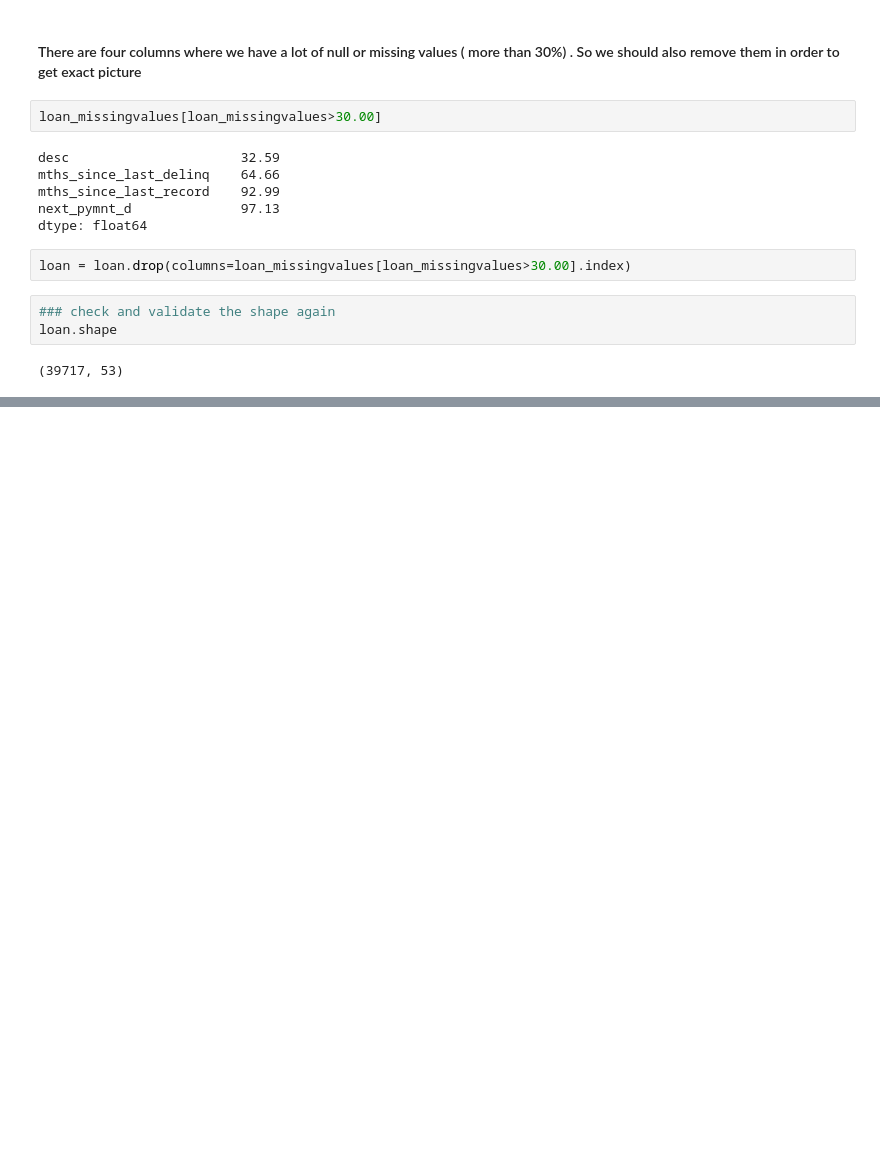
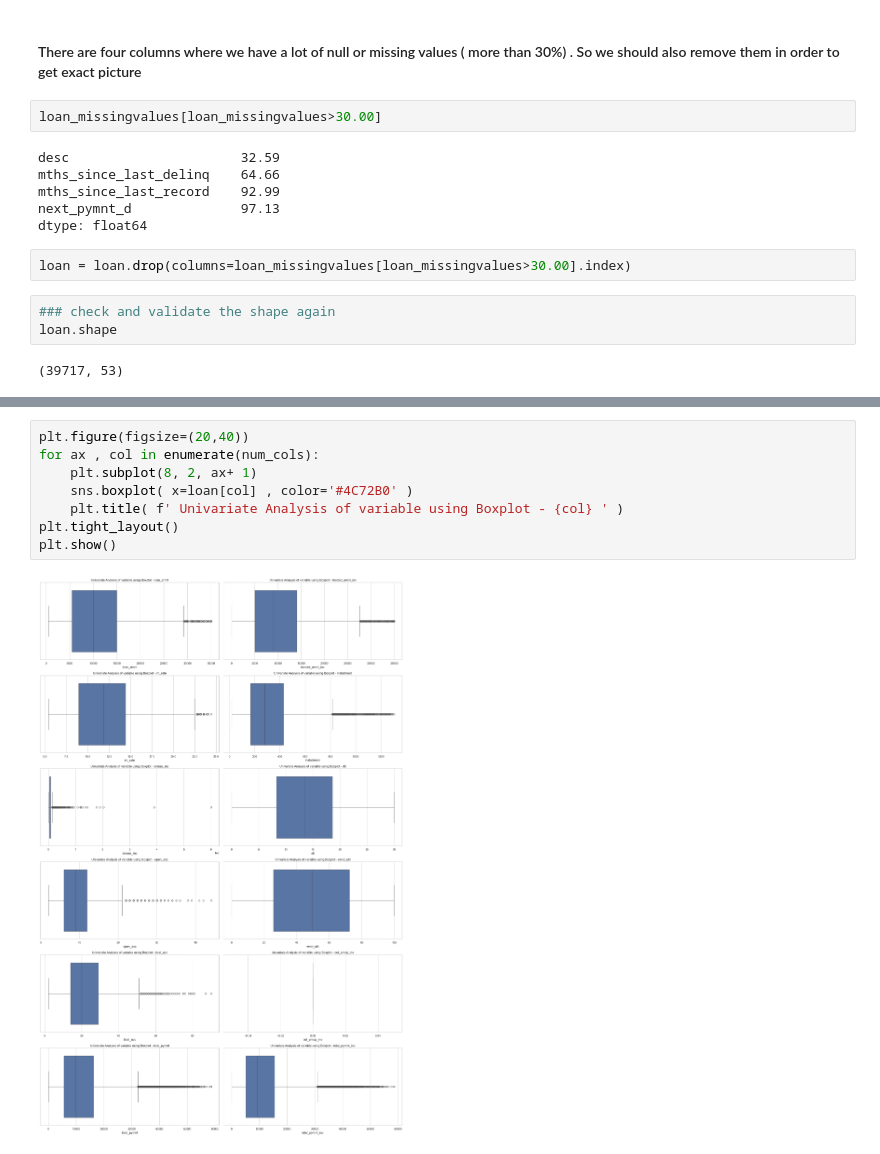
Before and after one commit to arnabberawork/LendingClubCaseStudy, a Jupyter notebook: Lending_Club_Case_Study.ipynb, the cells around one changed output, grey strips where cells are left out. Cells and saved outputs as stored; diff of their text form; blank space fills up the shorter version.

```diff
--- a/Lending_Club_Case_Study.ipynb
+++ b/Lending_Club_Case_Study.ipynb
@@ -325,0 +531,10 @@ Name: emp_title, dtype: object
+# %%
+plt.figure(figsize=(20,40))
+for ax , col in enumerate(num_cols):
+    plt.subplot(8, 2, ax+ 1)
+    sns.boxplot( x=loan[col] , color='#4C72B0' )
+    plt.title( f' Univariate Analysis of variable using Boxplot - {col} ' )
+plt.tight_layout()
+plt.show()
+# %% [output]
+[figure, added]
```
Also changed, not shown: parts of 95 cells of this notebook.
